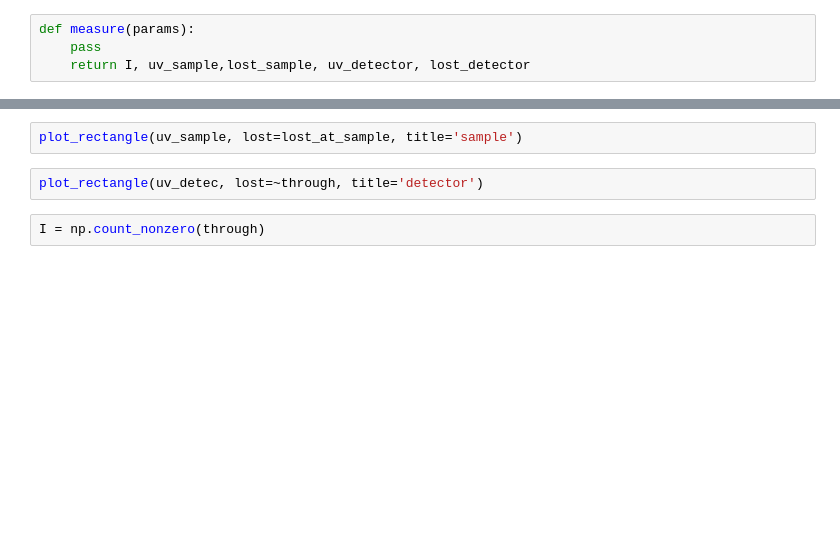
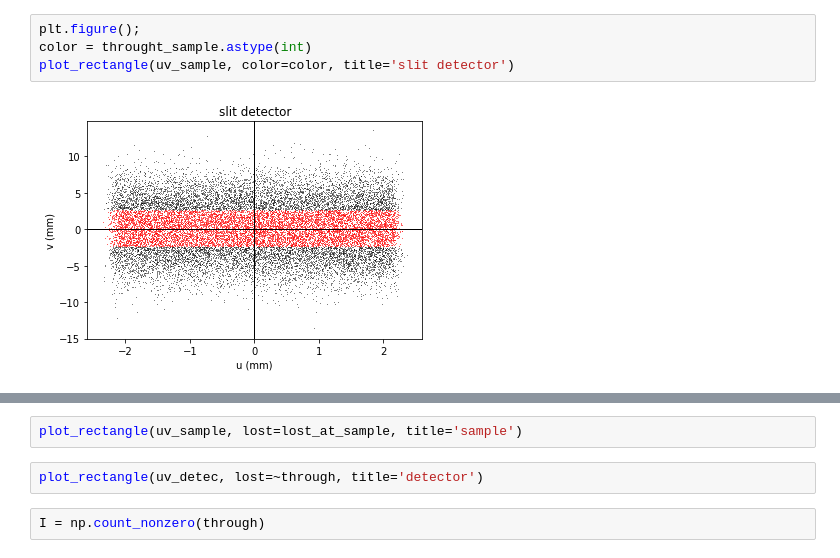
Before and after one commit to xdze2/CuNb, a Jupyter notebook: diff_X/ray_tracing/ray_tracing_v3_calib.ipynb, the cells around one changed output, grey strips where cells are left out. Cells and saved outputs as stored; diff of their text form; blank space fills up the shorter version.

```diff
--- a/diff_X/ray_tracing/ray_tracing_v3_calib.ipynb
+++ b/diff_X/ray_tracing/ray_tracing_v3_calib.ipynb
@@ -108,4 +131,6 @@ plot_rectangle(uv_detec, lost=~through, title='plate colim detector')
-# %%
-def measure(params):
-    pass
-    return I, uv_sample,lost_sample, uv_detector, lost_detector
+# %%
+plt.figure();
+color = throught_sample.astype(int)
+plot_rectangle(uv_sample, color=color, title='slit detector')
+# %% [output]
+[figure, added]
```
Also changed, not shown: parts of 9 cells of this notebook, 1 other file.
